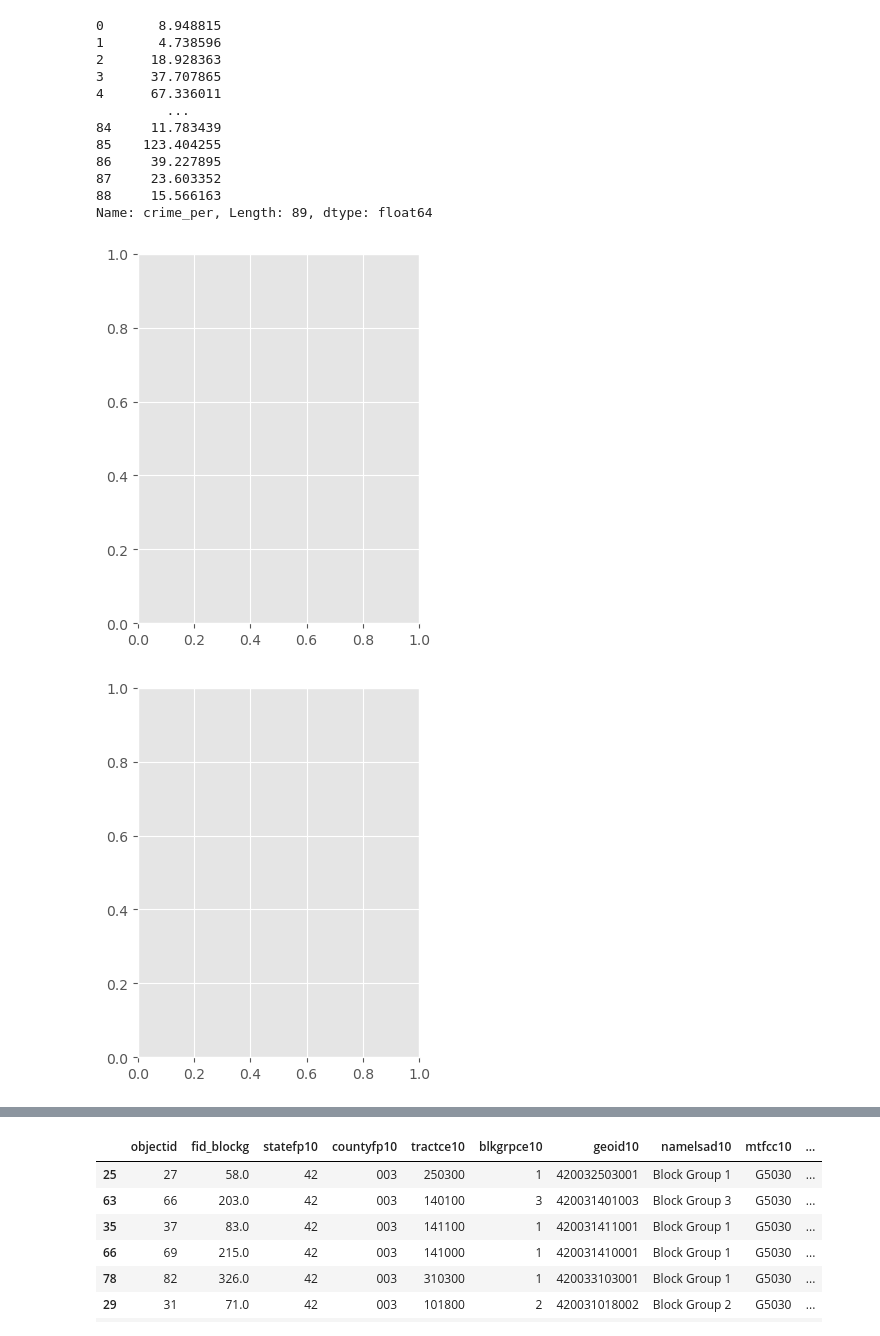
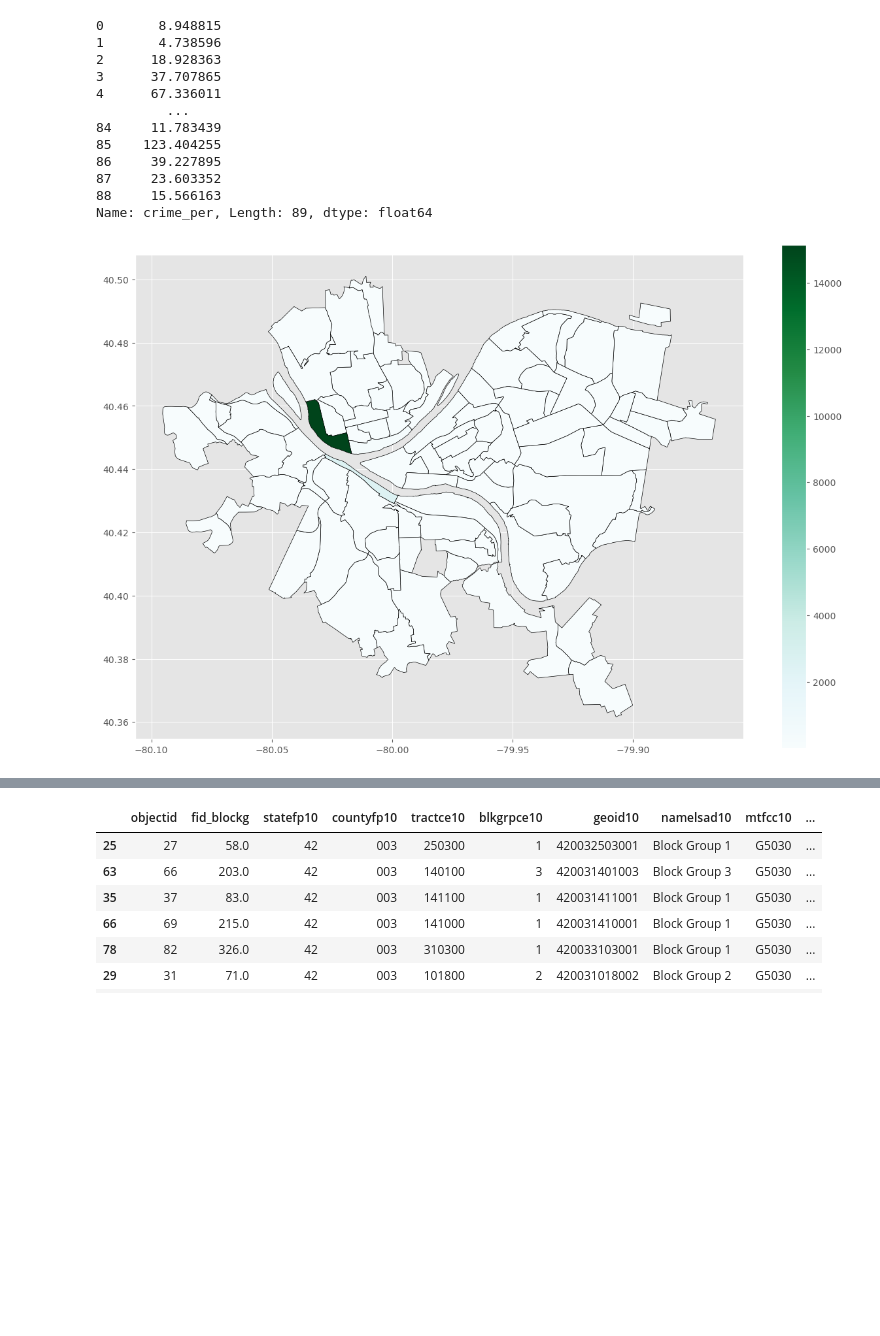
Before and after one commit to TheRealJReinstein/bidshappyfinal, a Jupyter notebook: Crime (1).ipynb, the cells around one changed output, grey strips where cells are left out. Saved outputs shown, nothing was run; the diff lists cells and outputs as text; code cells hidden in the pictures; blank space fills up the shorter version.

```diff
--- a/Crime (1).ipynb
+++ b/Crime (1).ipynb
@@ -119,8 +119,7 @@ merged_2["crime_per"]
 88     15.566163
 Name: crime_per, Length: 89, dtype: float64
 # %%
-merged_2.plot(column="crime_per", cmap="BuGn", legend="true")
+merged_2.plot(column="crime_per", cmap="BuGn", figsize=(15, 10), edgecolor="#000000", legend="true")
 plt.show()
 # %% [output]
-[figure, old version]
+[figure, new version]
-[figure, removed]
```
Also changed, not shown: parts of 3 cells of this notebook.
